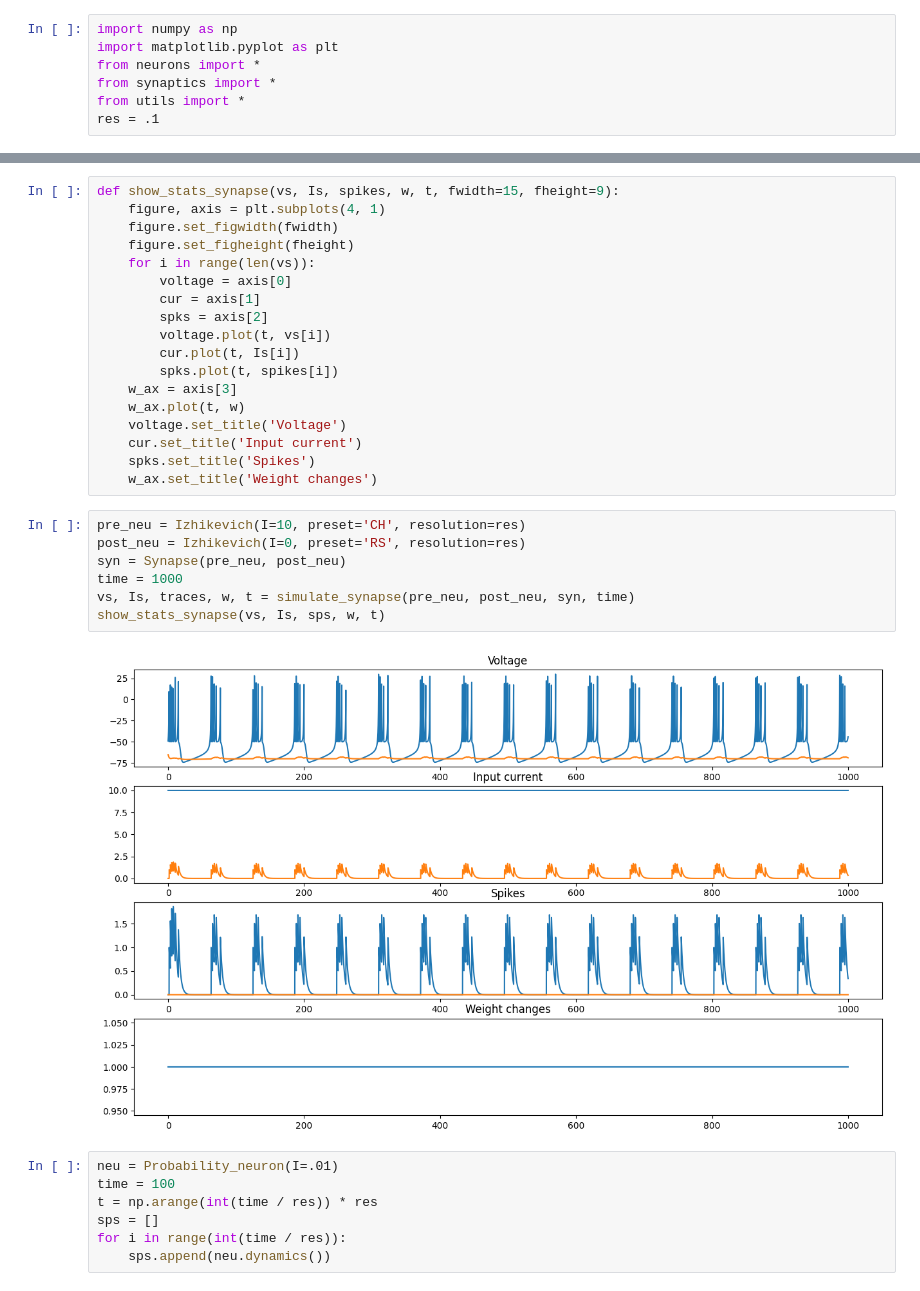
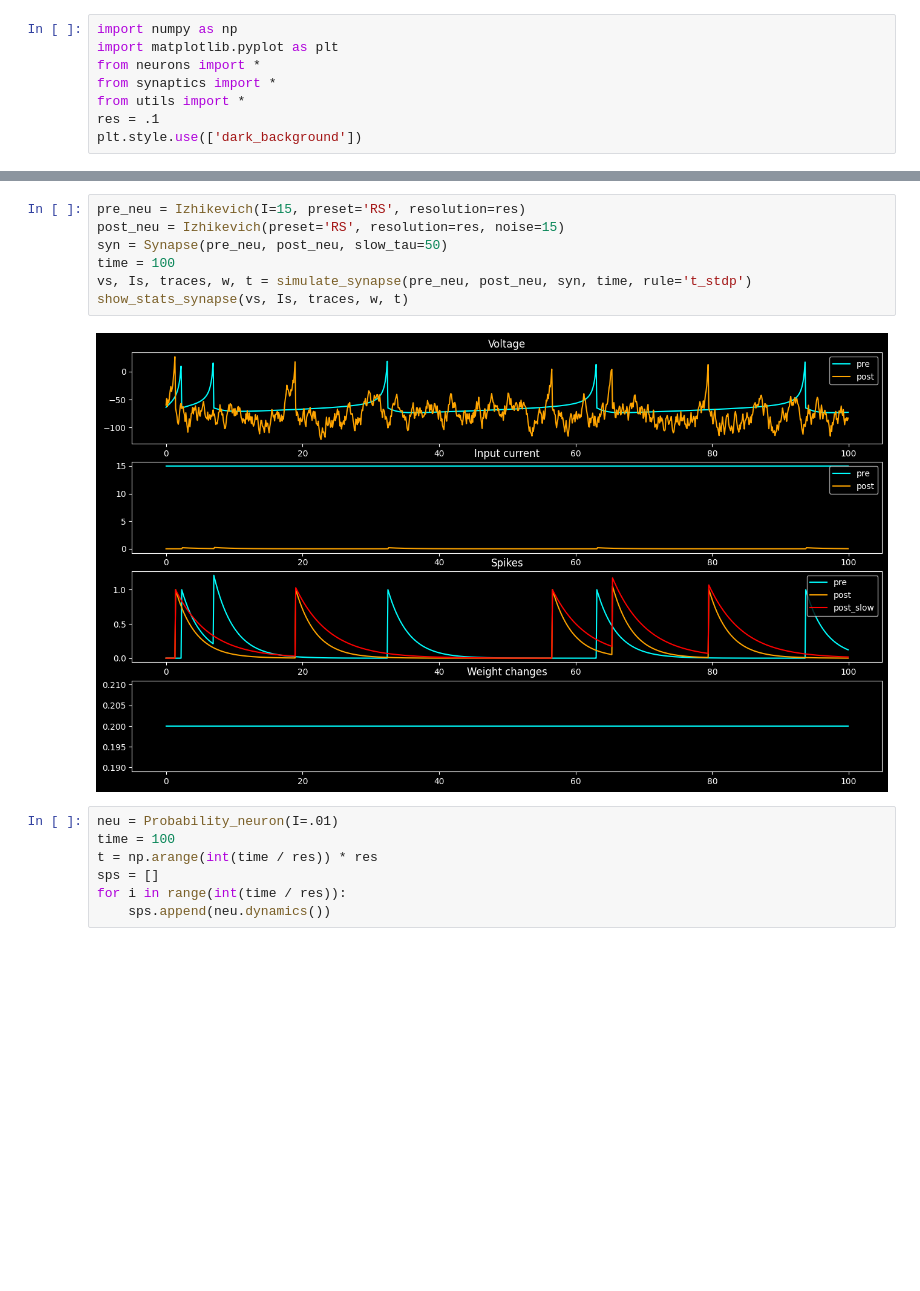
Before and after one commit to iamkg0/rustyspikes, a Jupyter notebook: test.ipynb, the cells around one changed output, grey strips where cells are left out. Drawn from its saved outputs; the diff is of its cells as text; blank space fills up the shorter version.

Commit message:
added computation of slow variable for tstdp

```diff
--- a/test.ipynb
+++ b/test.ipynb
@@ -5,3 +5,4 @@ from neurons import *
 from synaptics import *
 from utils import *
 res = .1
+plt.style.use(['dark_background'])
@@ -60,30 +9,12 @@ def simulate_synapse(pre_neu, post_neu, synapse, time, res=.1):
-# %%
-def show_stats_synapse(vs, Is, spikes, w, t, fwidth=15, fheight=9):
-    figure, axis = plt.subplots(4, 1)
-    figure.set_figwidth(fwidth)
-    figure.set_figheight(fheight)
-    for i in range(len(vs)):
-        voltage = axis[0]
-        cur = axis[1]
-        spks = axis[2]
-        voltage.plot(t, vs[i])
-        cur.plot(t, Is[i])
-        spks.plot(t, spikes[i])
-    w_ax = axis[3]
-    w_ax.plot(t, w)
-    voltage.set_title('Voltage')
-    cur.set_title('Input current')
-    spks.set_title('Spikes')
-    w_ax.set_title('Weight changes')
 # %%
-pre_neu = Izhikevich(I=10, preset='CH', resolution=res)
-post_neu = Izhikevich(I=0, preset='RS', resolution=res)
-syn = Synapse(pre_neu, post_neu)
-time = 1000
-vs, Is, traces, w, t = simulate_synapse(pre_neu, post_neu, syn, time)
-show_stats_synapse(vs, Is, sps, w, t)
+pre_neu = Izhikevich(I=15, preset='RS', resolution=res)
+post_neu = Izhikevich(preset='RS', resolution=res, noise=15)
+syn = Synapse(pre_neu, post_neu, slow_tau=50)
+time = 100
+vs, Is, traces, w, t = simulate_synapse(pre_neu, post_neu, syn, time, rule='t_stdp')
+show_stats_synapse(vs, Is, traces, w, t)
 # %% [output]
-[figure, old version]
+[figure, new version]
 # %%
 neu = Probability_neuron(I=.01)
 time = 100
```
Also changed, not shown: parts of 12 cells of this notebook, 2 other files.
